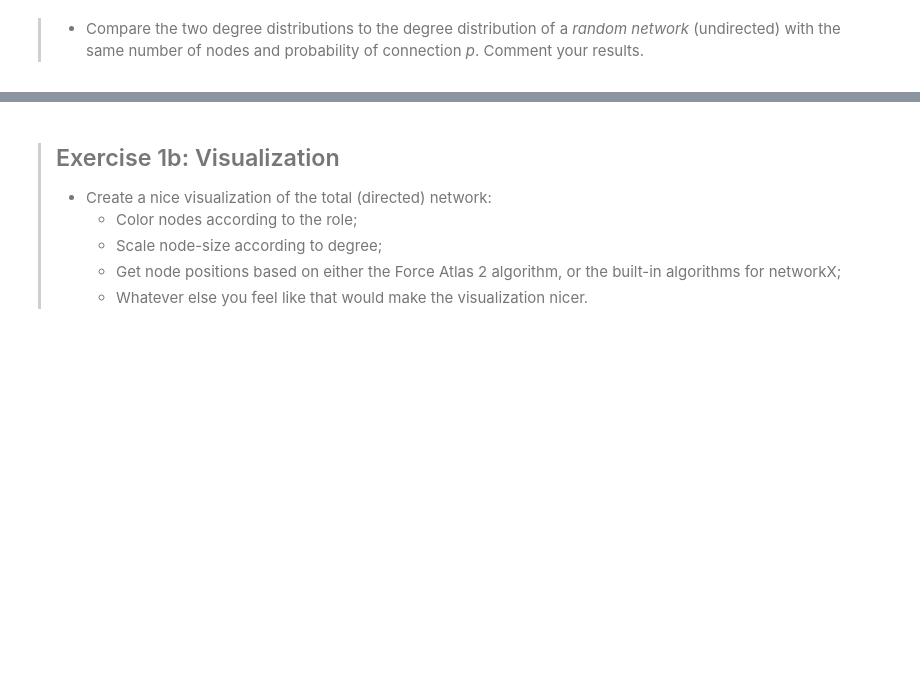
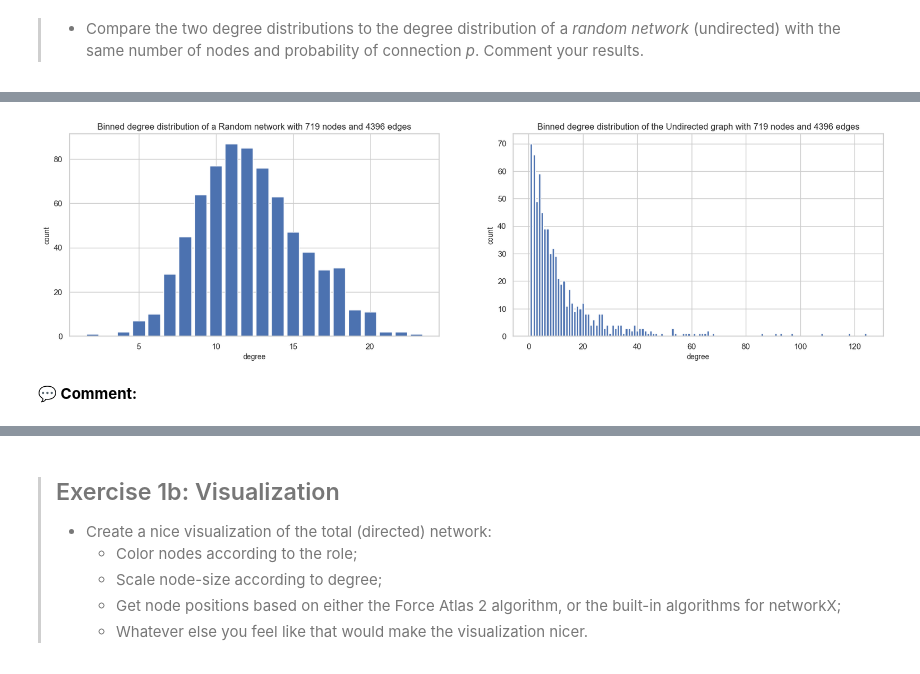
Before and after one commit to pierrehogenhaug/socialgraphs2023, a Jupyter notebook: assignments/ass2.ipynb, the cells around one changed output, grey strips where cells are left out. Saved outputs shown, nothing was run; the diff lists cells and outputs as text; code cells hidden in the pictures; blank space fills up the shorter version.

```diff
--- a/assignments/ass2.ipynb
+++ b/assignments/ass2.ipynb
@@ -71,0 +337,18 @@ import string
+# %%
+def get_degree_distribution(degrees):
+    """
+    Organize the degrees in bins to plot the binned degree distribution.
+    """
+    max_degree = max(degrees)
+    min_degree = min(degrees)
+
+    # Create bins from min_degree-0.5 to max_degree+1.5 with uniform spacing.
+    bin_edges = np.arange(min_degree - 0.5, max_degree + 2.5, 1)
+
+    # Use numpy's histogram function to count the degrees in each bin.
+    bins_count, _ = np.histogram(degrees, bin_edges)
+
+    # Calculate the bin centers.
+    bin_centers = (bin_edges[:-1] + bin_edges[1:]) / 2.0
+
+    return bin_centers, bins_count
@@ -75,0 +423,41 @@ import string
+# %%
+# Function to compute degree distribution
+def get_degree_distribution(graph):
+    degree_count = {}
+    for degree in graph:
+        degree_count[degree] = degree_count.get(degree, 0) + 1
+    degrees, counts = zip(*sorted(degree_count.items()))
+    return degrees, counts
+
+# Compute the number of nodes and edges in the undirected graph
+total_gu_nodes = len(G_undirected.nodes())
+total_gu_links = len(G_undirected.edges())
+
+# Generate a random graph with the same number of nodes and edges
+random_G = nx.gnm_random_graph(n=total_gu_nodes, m=total_gu_links)
+
+# Get degree distributions for both graphs
+random_degrees, random_counts = get_degree_distribution(dict(random_G.degree()).values())
+gu_degrees, gu_counts = get_degree_distribution(dict(G_undirected.degree()).values())
+
+# Create subplots
+fig, (ax_0, ax_1) = plt.subplots(ncols=2, figsize=(20, 5))
+
+# Plot degree distribution for random graph
+ax_0.bar(random_degrees, random_counts, width=0.8)
+ax_0.set_title(f'Binned degree distribution of a Random network with {total_gu_nodes} nodes and {total_gu_links} edges')
+ax_0.set_xlabel("degree", fontsize=10)
+ax_0.set_ylabel("count", fontsize=10)
+
+# Plot degree distribution for undirected graph
+ax_1.bar(gu_degrees, gu_counts)
+ax_1.set_title(f'Binned degree distribution of the Undirected graph with {total_gu_nodes} nodes and {total_gu_links} edges')
+ax_1.set_xlabel("degree", fontsize=10)
+ax_1.set_ylabel("count", fontsize=10)
+
+# Show the plots
+plt.show()
+# %% [output]
+[figure, added]
+# %% [markdown]
+**💬 Comment:**
```
Also changed, not shown: parts of 73 cells of this notebook, 2 other files.
